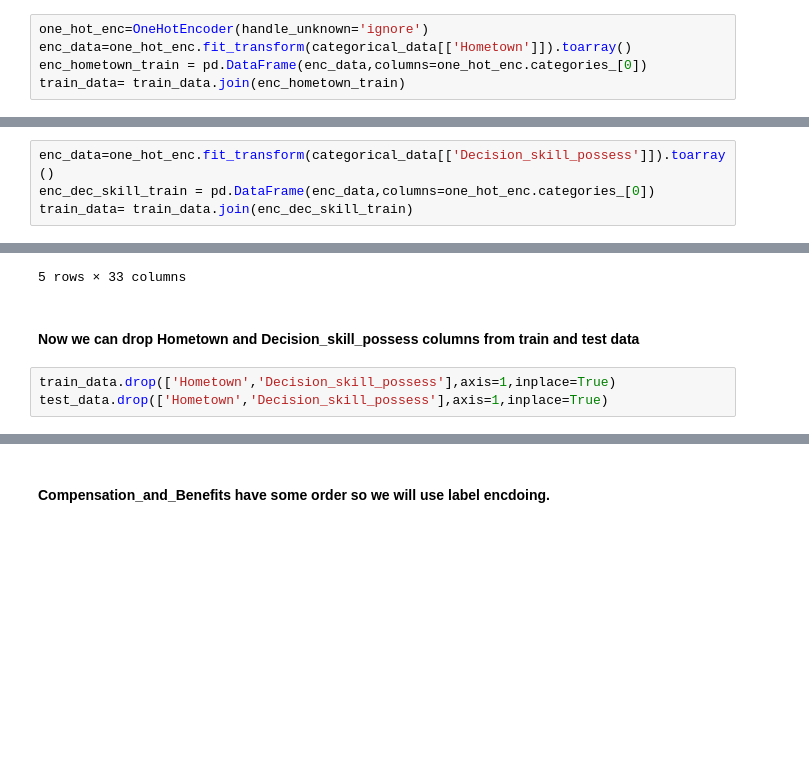
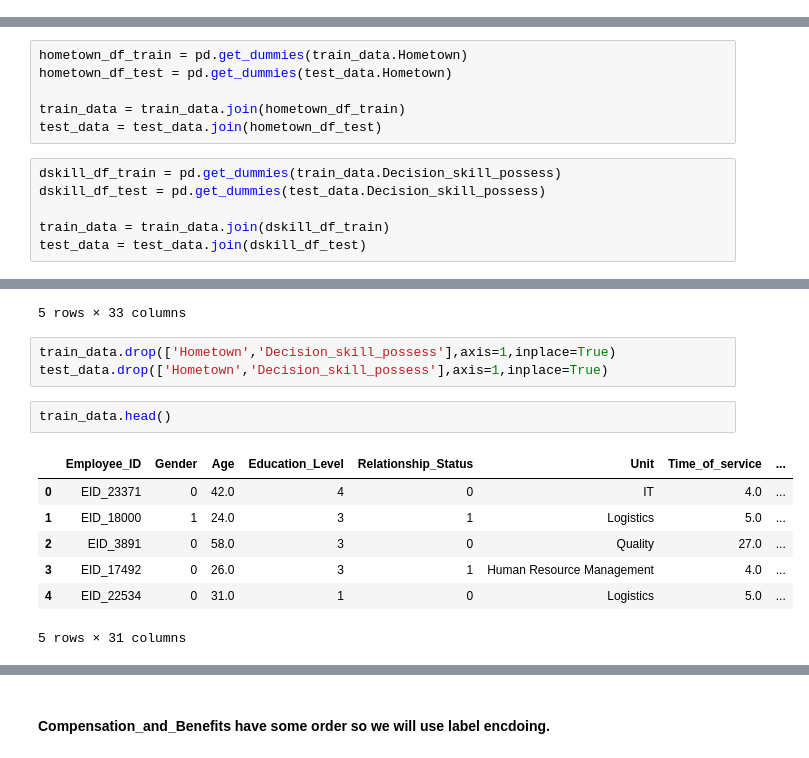
Before and after one commit to samacker77/Are-you-leaving, a Jupyter notebook: notebook.ipynb, the cells around one changed output, grey strips where cells are left out. Cells and saved outputs as stored; diff of their text form; blank space fills up the shorter version.

Commit message:
debugged one hot encoder code

```diff
--- a/notebook.ipynb
+++ b/notebook.ipynb
@@ -283,7 +294,2 @@ test_data['Relationship_Status']=test_data['Relationship_Status'].apply(lambda x
 # %% [markdown]
 #### Hometown and Decision_skill_possess  are nominal variables with 5  and 4 different values respectively so we will use one hot encoding.
-# %%
-one_hot_enc=OneHotEncoder(handle_unknown='ignore')
-enc_data=one_hot_enc.fit_transform(categorical_data[['Hometown']]).toarray()
-enc_hometown_train = pd.DataFrame(enc_data,columns=one_hot_enc.categories_[0])
-train_data= train_data.join(enc_hometown_train)
@@ -294,4 +295,0 @@ test_data= test_data.join(enc_hometown_test)
-# %%
-enc_data=one_hot_enc.fit_transform(categorical_data[['Decision_skill_possess']]).toarray()
-enc_dec_skill_train = pd.DataFrame(enc_data,columns=one_hot_enc.categories_[0])
-train_data= train_data.join(enc_dec_skill_train)
@@ -302,3 +296,15 @@ test_data= test_data.join(enc_dec_skill_test)
+# %%
+hometown_df_train = pd.get_dummies(train_data.Hometown)
+hometown_df_test = pd.get_dummies(test_data.Hometown)
+
+train_data = train_data.join(hometown_df_train)
+test_data = test_data.join(hometown_df_test)
+# %%
+dskill_df_train = pd.get_dummies(train_data.Decision_skill_possess)
+dskill_df_test = pd.get_dummies(test_data.Decision_skill_possess)
+
+train_data = train_data.join(dskill_df_train)
+test_data = test_data.join(dskill_df_test)
 # %%
 train_data.head()
 # %% [output]
@@ -309,8 +315,16 @@ train_data.head()
 | 3 | EID_17492 | 0 | 26.0 | 3 | 1 | Lebanon | Human Resource Management | ... |
 | 4 | EID_22534 | 0 | 31.0 | 1 | 0 | Springfield | Logistics | ... |
 5 rows × 33 columns
-# %% [markdown]
-#### Now we can drop Hometown and Decision_skill_possess columns from train and test data
 # %%
 train_data.drop(['Hometown','Decision_skill_possess'],axis=1,inplace=True)
 test_data.drop(['Hometown','Decision_skill_possess'],axis=1,inplace=True)
+# %%
+train_data.head()
+# %% [output]
+|  | Employee_ID | Gender | Age | Education_Level | Relationship_Status | Unit | Time_of_service | ... |
+| 0 | EID_23371 | 0 | 42.0 | 4 | 0 | IT | 4.0 | ... |
+| 1 | EID_18000 | 1 | 24.0 | 3 | 1 | Logistics | 5.0 | ... |
+| 2 | EID_3891 | 0 | 58.0 | 3 | 0 | Quality | 27.0 | ... |
+| 3 | EID_17492 | 0 | 26.0 | 3 | 1 | Human Resource Management | 4.0 | ... |
+| 4 | EID_22534 | 0 | 31.0 | 1 | 0 | Logistics | 5.0 | ... |
+5 rows × 31 columns
```
Also changed, not shown: parts of 26 cells of this notebook, 1 other file.
